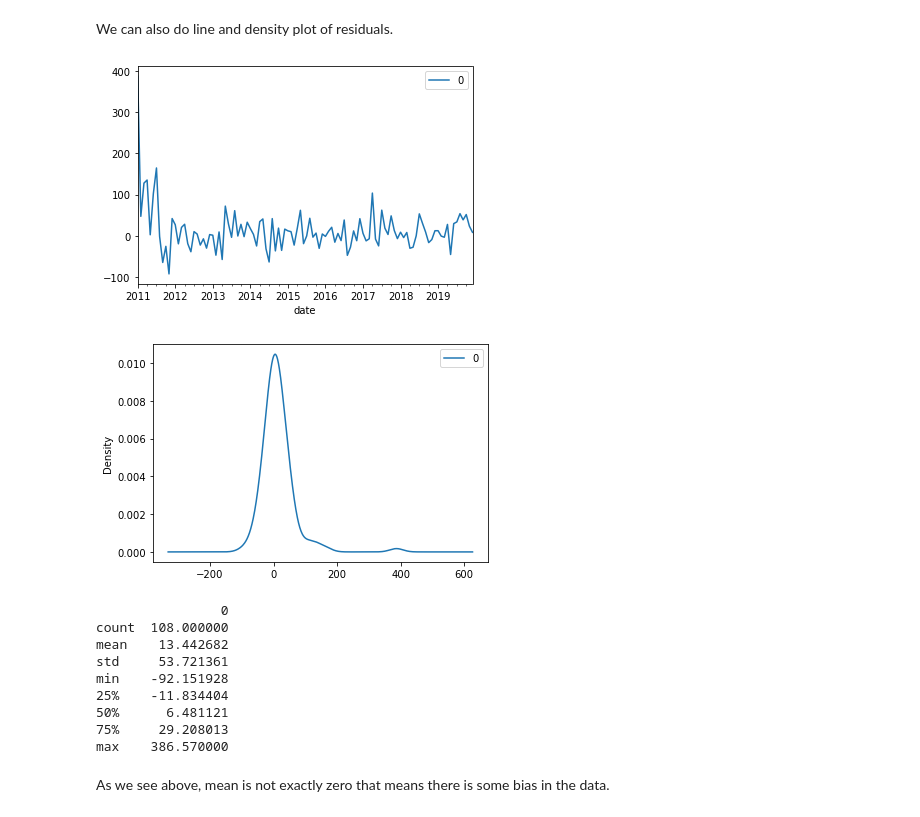
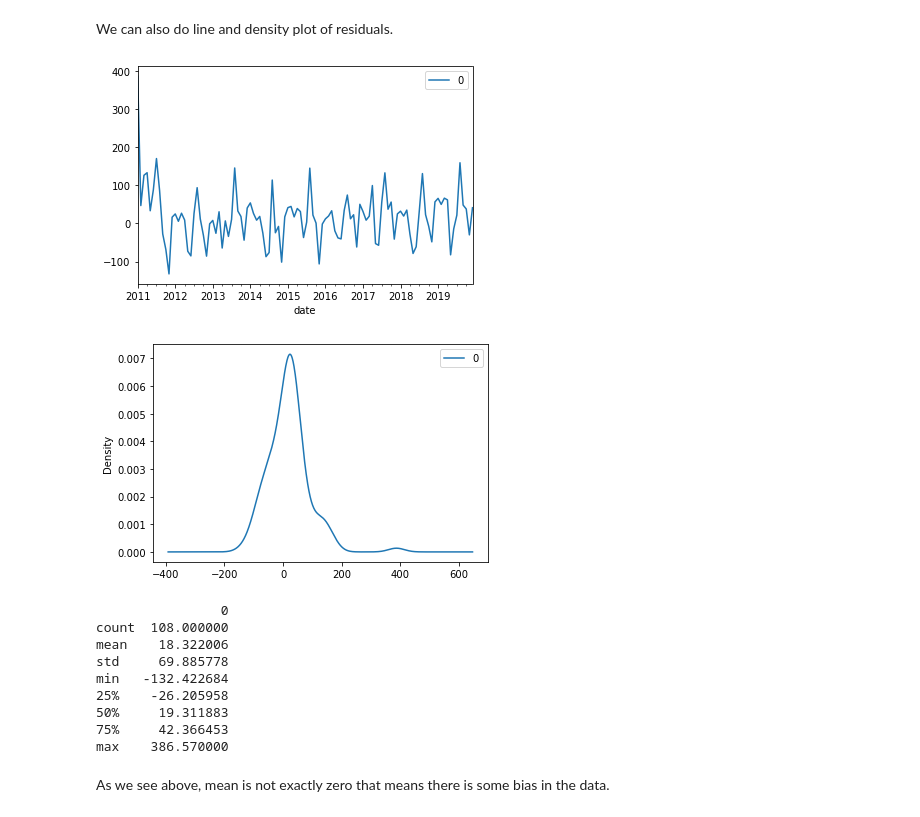
Before and after one commit to julienowack/stat_app, a Jupyter notebook: Indicateur_Cote_Azur.ipynb, the cells around one changed output. Drawn from its saved outputs; the diff is of its cells as text; code cells hidden in the pictures.

```diff
--- a/Indicateur_Cote_Azur.ipynb
+++ b/Indicateur_Cote_Azur.ipynb
@@ -248,0 +251,4 @@ Warnings:
+# %%
+model2 = ARIMA(df_Official_Data_Sud3, order=(2,1,3)) #(p,d,q)
+results_ARIMA2 = model2.fit()
+results_ARIMA2.summary()
@@ -251,25 +281,25 @@ Warnings:
 # %% [markdown]
 We can also do line and density plot of residuals.
 # %%
-residuals = pd.DataFrame(results_ARIMA.resid)
+residuals = pd.DataFrame(results_ARIMA2.resid)
 residuals.plot()
 plt.show()
 # density plot of residuals
 residuals.plot(kind='kde')
 plt.show()
 # summary stats of residuals
 print(residuals.describe())
 # %% [output]
-[figure, old version]
+[figure, new version]
-[figure, old version]
+[figure, new version]
                 0
 count  108.000000
-mean    13.442682
-std     53.721361
-min    -92.151928
-25%    -11.834404
-50%      6.481121
-75%     29.208013
+mean    18.322006
+std     69.885778
+min   -132.422684
+25%    -26.205958
+50%     19.311883
+75%     42.366453
 max    386.570000
 # %% [markdown]
 As we see above, mean is not exactly zero that means there is some bias in the data.
```
Also changed, not shown: parts of 11 cells of this notebook.
